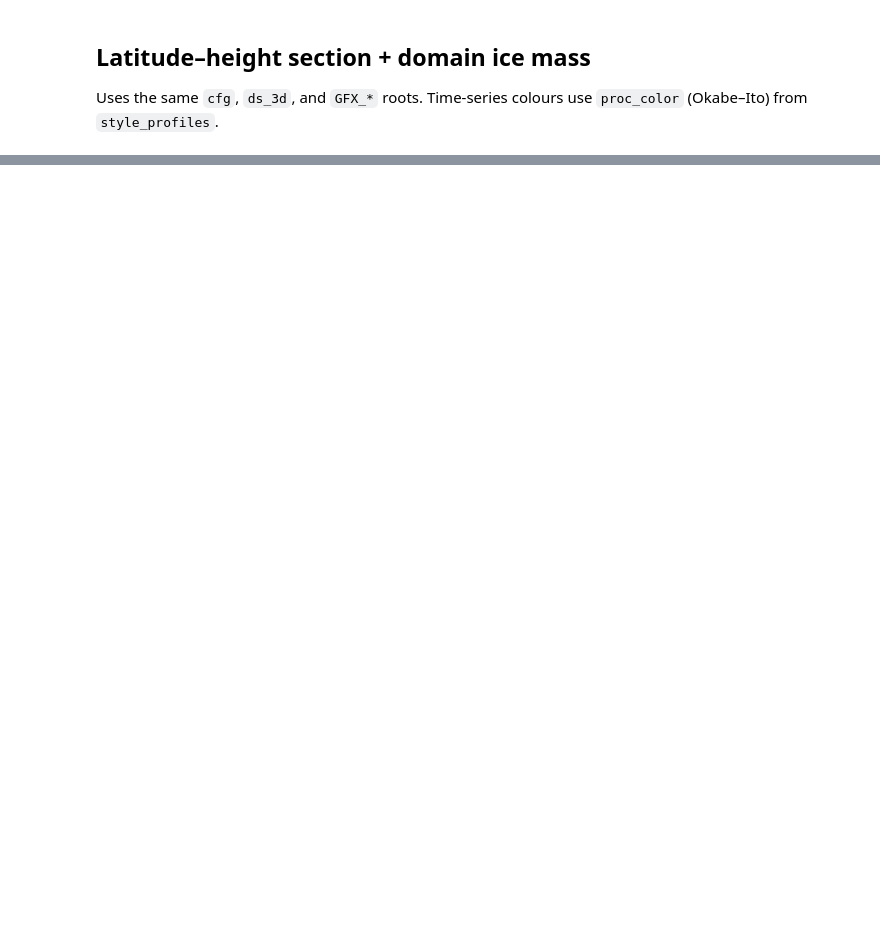
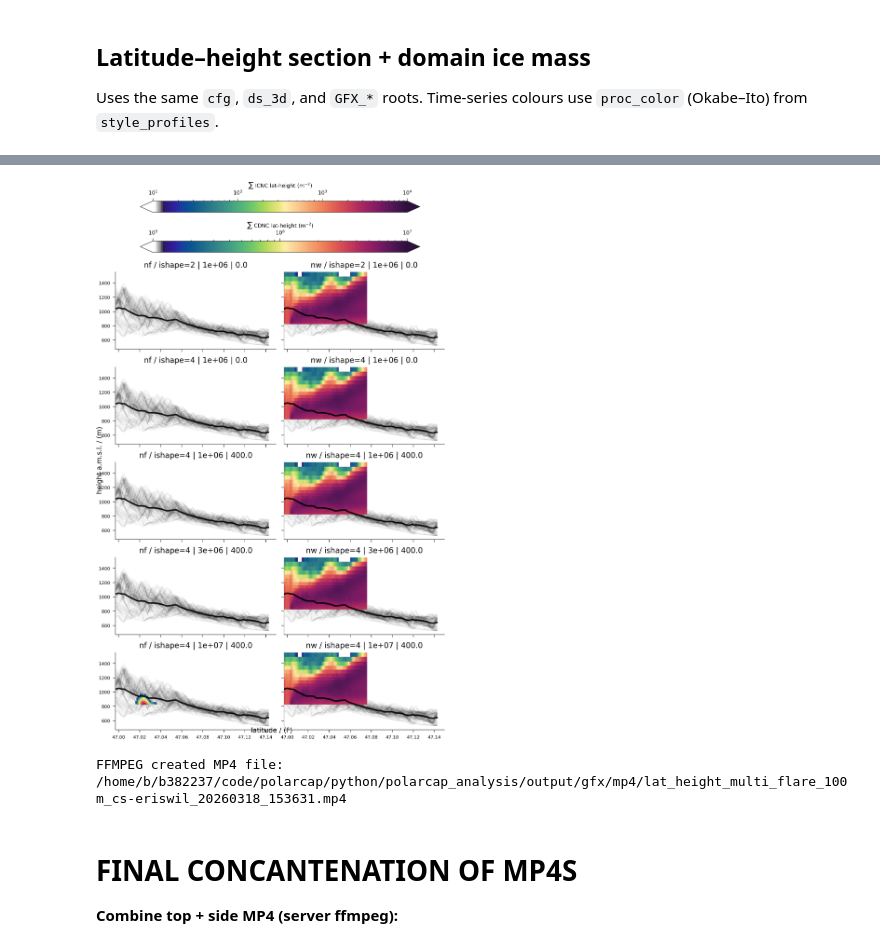
Before and after one commit to KarlJohnsonnn/polarcap_analysis, a Jupyter notebook: notebooks/aereals.ipynb, the cells around one changed output, grey strips where cells are left out. Saved outputs shown, nothing was run; the diff lists cells and outputs as text; code cells hidden in the pictures; blank space fills up the shorter version.

```diff
--- a/notebooks/aereals.ipynb
+++ b/notebooks/aereals.ipynb
@@ -320,6 +253,12 @@ cfg = {
 }
 
 data_extpar = xr.open_mfdataset(str(extpar_file), chunks="auto")
+# for top view
 lat2d = data_extpar["lat"].values[7:-7, 7:-7]
 lon2d = data_extpar["lon"].values[7:-7, 7:-7]
 height = data_extpar["HSURF"].values[7:-7, 7:-7]
+
+# for lat-height view
+lat1d = data_extpar["lat"].mean("rlon").values[7:-7]
+surf_height = data_extpar["HSURF"].values[7:-7, 7:-7]
+surf_height_mean = data_extpar["HSURF"].mean("rlon").values[7:-7]
@@ -920,37 +575,57 @@ print("lat-height arrays:", {k: tuple(v.shape) for k, v in lat_by_exp.items()})
 # %%
+# plot lat height frames
 idx_time = min(130, len(time1d) - 1)
 n_flare = len(flare_candidates)
 fig_w = (cfg["pixel_size_latheight"][0] / cfg["dpi"])
 fig_h = cfg["pixel_size_latheight"][1] / cfg["dpi"] * max(1, n_flare)
-fig_lh, axs_lh = plt.subplots(n_flare, 1, figsize=(fig_w, fig_h), sharex=True, sharey=True, constrained_layout=True)
+fig_lh, axs_lh = plt.subplots(n_flare, 2, figsize=(fig_w, fig_h), sharex=True, sharey=True, constrained_layout=True)
 if n_flare == 1:
     axs_lh = np.array([axs_lh])
 
-pm_qi_lh_all = []
+pm_nf_lh_all, pm_nw_lh_all = [], []
 for ax, exp in zip(axs_lh, flare_candidates):
-    ax.plot(lat1d, surf_height_mean, color="black", alpha=0.9, lw=2, zorder=3)
+    ax[0].plot(lat1d, surf_height_mean, color="black", alpha=0.9, lw=2, zorder=3)
+    ax[1].plot(lat1d, surf_height_mean, color="black", alpha=0.9, lw=2, zorder=3)
     if cfg.get("latheight_surf_mode", "all_mean") == "all_mean":
-        ax.plot(lat1d, surf_height, color="black", alpha=0.035 if "100m" in cfg["resolution"] else 0.075)
-    pm_qi = ax.pcolormesh(
+        ax[0].plot(lat1d, surf_height, color="black", alpha=0.035 if "100m" in cfg["resolution"] else 0.075)
+        ax[1].plot(lat1d, surf_height, color="black", alpha=0.035 if "100m" in cfg["resolution"] else 0.075)
+    pm_nf = ax[0].pcolormesh(
         lat1d[: lat_by_exp[exp].shape[-1]],
         height1d,
         lat_by_exp[exp].isel(time=idx_time).values,
         cmap=new_fjet2,
         norm=LogNorm(*cfg["v_lims_qi"]),
         shading="nearest",
         zorder=2,
     )
-    pm_qi_lh_all.append(pm_qi)
-    ax.set_title(f"flare {exp}", fontsize=10)
-    ax.tick_params(axis='both', which='both', bottom=True, top=False, left=True, right=False)
-    ax.spines["top"].set_visible(False)
-    ax.spines["right"].set_visible(False)
+    pm_nf_lh_all.append(pm_nf)
+    pm_nw = ax[1].pcolormesh(
+        lat1d[: lat_by_exp[exp].shape[-1]],
+        height1d,
+        lat_by_exp2[exp].isel(time=idx_time).values,
+        cmap=new_fjet2,
+        norm=LogNorm(vmin=1e5, vmax=1e7),
+        shading="nearest",
+        zorder=2,
+    )
+    pm_nw_lh_all.append(pm_nw)
+    for iax, name in zip(ax, ["nf", "nw"]):
+        iax.set_title(f"{name} / ishape={_ishape_of(exp)} | {_flare_emission_inp_of(exp):.0e} | {_flare_emission_ccn_of(exp)}", fontsize=10)
+        iax.tick_params(axis='both', which='both', bottom=True, top=False, left=True, right=False)
+        iax.spines["top"].set_visible(False)
+        iax.spines["right"].set_visible(False)
 
 fig_lh.text(0.5, 0.02, "latitude / (°)", ha="center", va="center", fontsize=cfg["axis_size"])
 fig_lh.text(0.01, 0.5, "height a.m.s.l. / (m)", ha="center", va="center", fontsize=cfg["axis_size"], rotation="vertical")
-cb_qi_lh = fig_lh.colorbar(pm_qi_lh_all[0], ax=axs_lh.ravel().tolist(), pad=0.02, extend="both", shrink=0.85, aspect=25)
-cb_qi_lh.set_label(r"$\sum$ ICNC lat-height (m$^{-2}$)")
-cb_qi_lh.ax.tick_params(labelsize=cfg["tick_size"])
+cb_nf_lh = fig_lh.colorbar(pm_nf_lh_all[0], ax=axs_lh.ravel().tolist(), pad=0.02, extend="both", shrink=0.85, aspect=25, orientation="horizontal", location="top")
+cb_nf_lh.set_label(r"$\sum$ ICNC lat-height (m$^{-2}$)")
+cb_nf_lh.ax.tick_params(labelsize=cfg["tick_size"])
+
+cb_nw_lh = fig_lh.colorbar(pm_nw_lh_all[0], ax=axs_lh.ravel().tolist(), pad=0.02, extend="both", shrink=0.85, aspect=25, orientation="horizontal", location="top")
+cb_nw_lh.set_label(r"$\sum$ CDNC lat-height (m$^{-2}$)")
+cb_nw_lh.ax.tick_params(labelsize=cfg["tick_size"])
+# %% [output]
+[figure, added]
 # %%
 for f in glob.glob(str(GFX_PNG / "lat_height_frame_*.png")):
     os.remove(f)
@@ -960,21 +635,25 @@ if cfg["plot_all_frames"]:
         for txt in fig_lh.texts:
             if "UTC" in txt.get_text():
                 txt.set_visible(False)
-        for pm_qi, pm_nw, exp in zip(pm_qi_lh_all, pm_nw_lh_all, flare_candidates):
-            pm_qi.set_array(np.asarray(lat_by_exp[exp].isel(time=iframe).values).ravel())
+        for pm_nf, pm_nw, exp in zip(pm_nf_lh_all, pm_nw_lh_all, flare_candidates):
+            pm_nf.set_array(np.asarray(lat_by_exp[exp].isel(time=iframe).values).ravel())
             pm_nw.set_array(np.asarray(lat_by_exp2[exp].isel(time=iframe).values).ravel())
         cur = time1d[iframe]
         ts = np.datetime_as_string(cur, unit="s").replace("T", "  ")
         fig_lh.text(0.98, 0.98, f"{ts[-8:]} UTC", ha="right", va="top", fontweight="semibold", fontsize=cfg["timer_size"])
+
         out = GFX_PNG / f"lat_height_frame_{iframe:03d}_{cfg['resolution']}.png"
         fig_lh.savefig(out, dpi=cfg["dpi"], bbox_inches="tight")
 
     pat = str(GFX_PNG / f"lat_height_frame_%03d_{cfg['resolution']}.png")
     mp4_lh = GFX_MP4 / f"lat_height_multi_flare_{cfg['resolution']}_{cs_run.replace('__', '_')}.mp4"
-    gif_lh = mp4_lh.with_suffix(".gif")
+    # gif_lh = mp4_lh.with_suffix(".gif")
     tools.convert_to_video(pat, str(mp4_lh), resolution="1920:1080", loop_count=2, framerate=20)
-    tools.convert_to_gif(pat, str(gif_lh), scale_factor=0.5, fps=10)
-    print(mp4_lh, gif_lh)
+    # tools.convert_to_gif(pat, str(gif_lh), scale_factor=0.5, fps=10)
+    # print(mp4_lh, gif_lh)
 else:
-    for pm_qi, exp in zip(pm_qi_lh_all, flare_candidates):
-        pm_qi.set_array(np.asarray(lat_by_exp[exp].isel(time=0).values).ravel())
+    for pm_nf, pm_nw, exp in zip(pm_nf_lh_all, pm_nw_lh_all, flare_candidates):
+        pm_nf.set_array(np.asarray(lat_by_exp[exp].isel(time=0).values).ravel())
+        pm_nw.set_array(np.asarray(lat_by_exp2[exp].isel(time=0).values).ravel())
+# %% [output]
+FFMPEG created MP4 file: /home/b/b382237/code/polarcap/python/polarcap_analysis/output/gfx/mp4/lat_height_multi_flare_100m_cs-eriswil_20260318_153631.mp4
@@ -982,0 +660,5 @@ else:
+# %% [markdown]
+# FINAL CONCANTENATION OF MP4S
+
+
+**Combine top + side MP4 (server ffmpeg):**
```
Also changed, not shown: parts of 25 cells of this notebook, 4 other files.
